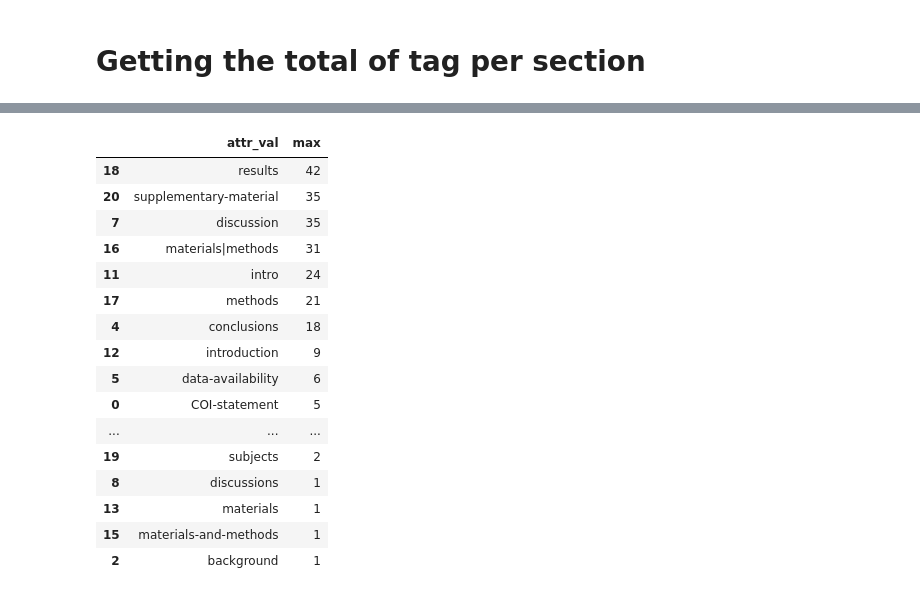
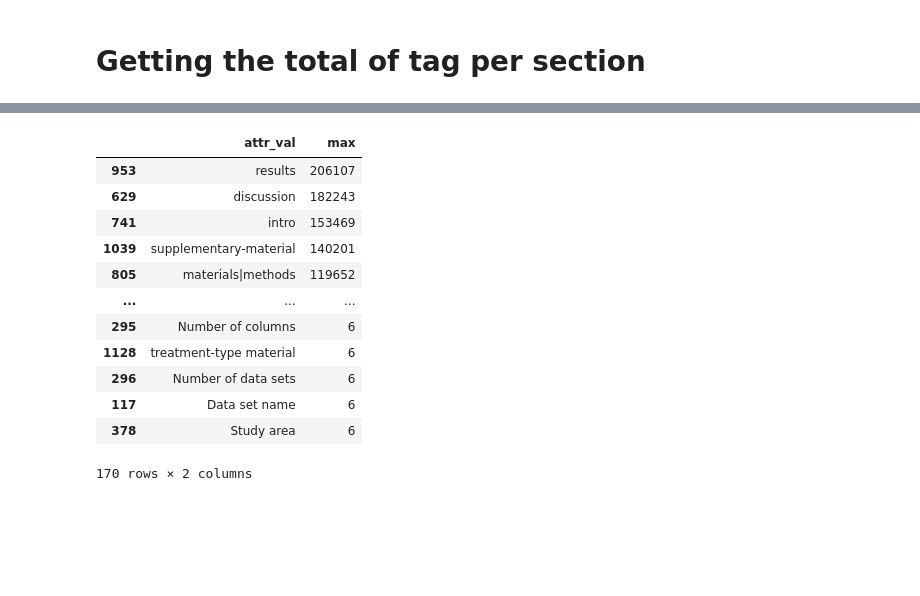
Before and after one commit to social-link-analytics-group-bsc/-biohackathon-2022-project-24, a Jupyter notebook: pipeline/tags_exploration.ipynb, the cells around one changed output, grey strips where cells are left out. Cells and saved outputs as stored; diff of their text form; code cells hidden in the pictures; blank space fills up the shorter version.

```diff
--- a/pipeline/tags_exploration.ipynb
+++ b/pipeline/tags_exploration.ipynb
@@ -4,6 +4,6 @@ import seaborn as sns
 from matplotlib import pyplot as plt
 import math
 # %%
-df_levels = pd.read_csv('./data/list_levels.csv').sort_values(by='count', ascending=False)
-df_tags = pd.read_csv('./data/list_tags.csv').sort_values(by='count', ascending=False)
-df_attr = pd.read_csv('./data/list_attr_val.csv').sort_values(by='count', ascending=False)
+df_levels = pd.read_csv('./data/list_levels.csv')#.sort_values(by='count', ascending=False)
+df_tags = pd.read_csv('./data/list_tags.csv')#.sort_values(by='count', ascending=False)
+df_attr = pd.read_csv('./data/list_attr_val.csv')#.sort_values(by='count', ascending=False)
@@ -122,24 +182,21 @@ plt.show()
 # %%
 sec_sec_type_max = df_attr[(df_attr['level'] == 'sec') & (df_attr['tag'] == 'sec') & (df_attr['attr'] == 'sec-type')].groupby('attr_val')['count'].agg(['max']).reset_index().sort_values(by='max', ascending=False)
-sec_sec_type_max#['attr_val']#.unique()
+sec_sec_type_max = sec_sec_type_max[sec_sec_type_max['max'] > 5]#max(sec_sec_type_max['max'])*0.0001]
+sec_sec_type_max
 # %% [output]
 |  | attr_val | max |
-| 18 | results | 42 |
-| 20 | supplementary-material | 35 |
-| 7 | discussion | 35 |
-| 16 | materials|methods | 31 |
-| 11 | intro | 24 |
-| 17 | methods | 21 |
-| 4 | conclusions | 18 |
-| 12 | introduction | 9 |
-| 5 | data-availability | 6 |
-| 0 | COI-statement | 5 |
+| 953 | results | 206107 |
+| 629 | discussion | 182243 |
+| 741 | intro | 153469 |
+| 1039 | supplementary-material | 140201 |
+| 805 | materials|methods | 119652 |
 | ... | ... | ... |
-| 19 | subjects | 2 |
-| 8 | discussions | 1 |
-| 13 | materials | 1 |
-| 15 | materials-and-methods | 1 |
-| 2 | background | 1 |
+| 295 | Number of columns | 6 |
+| 1128 | treatment-type material | 6 |
+| 296 | Number of data sets | 6 |
+| 117 | Data set name | 6 |
+| 378 | Study area | 6 |
+170 rows × 2 columns
 # %%
 fig, ax = plt.subplots(figsize=(15,50))
 ax = sns.barplot(y=sec_sec_type_max['attr_val'], x=sec_sec_type_max['max'], orient='h')
```
Also changed, not shown: parts of 36 cells of this notebook, 8 other files.
